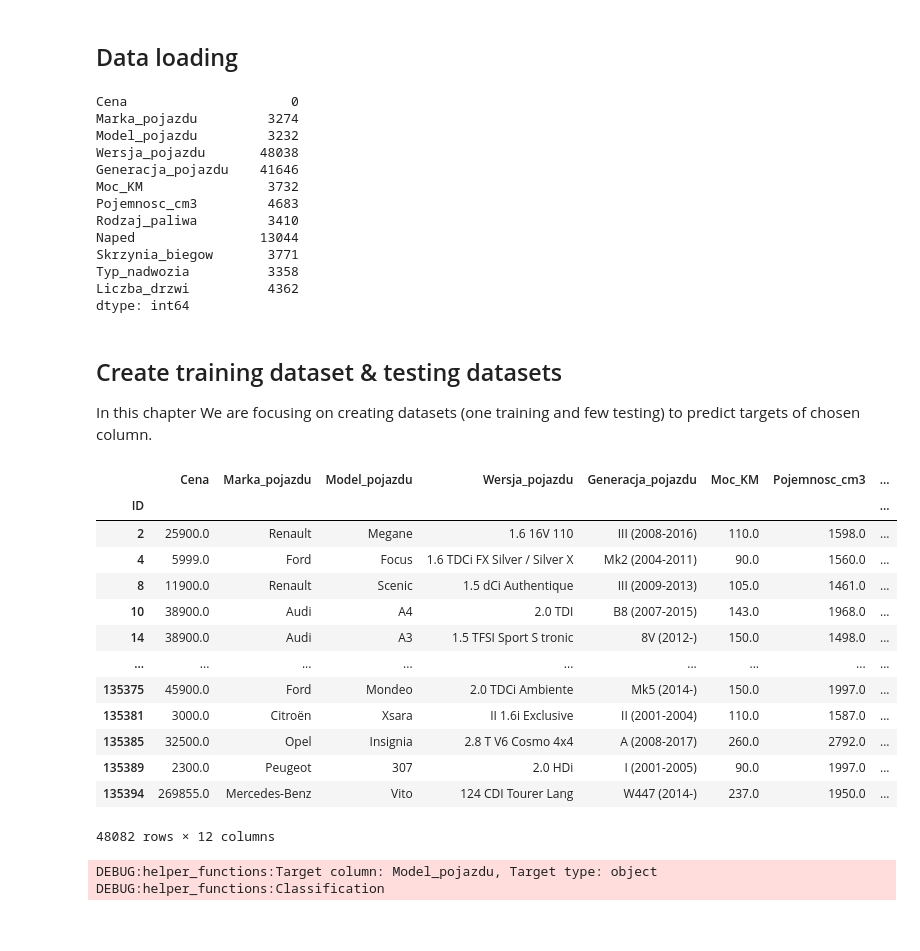
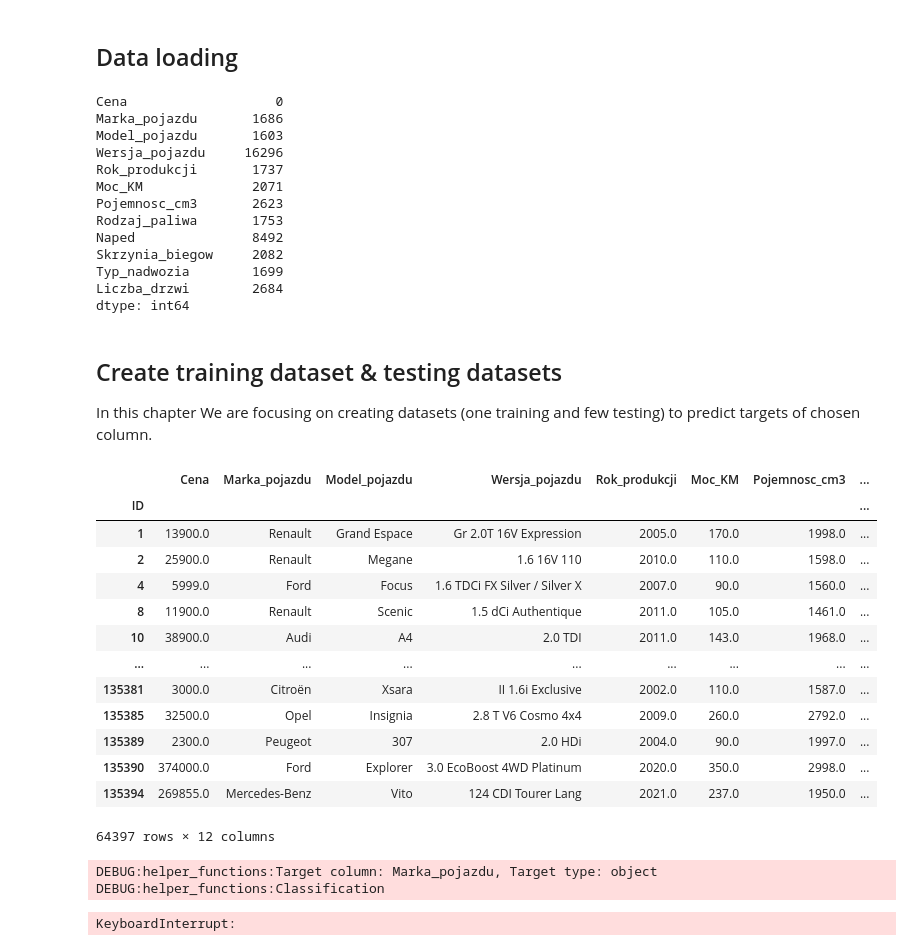
Before and after one commit to EmD4blju/Car_Sales_Prediction, a Jupyter notebook: data_cleaning.ipynb, the cells around one changed output. Cells and saved outputs as stored; diff of their text form; code cells hidden in the pictures.

```diff
--- a/data_cleaning.ipynb
+++ b/data_cleaning.ipynb
@@ -10,7 +10,7 @@ import pandas as pd
 import pathlib as pl
 import helper_functions as help_me
 # %%
-to_fill_path = pl.Path('datasets', '4_filling.csv')
+to_fill_path = pl.Path('datasets', 'filled.csv')
 # %% [markdown]
 ## Data loading
 # %%
@@ -22,42 +22,42 @@ to_fill_df = pd.read_csv(
 )
 to_fill_df.isna().sum()
 # %% [output]
-Cena                     0
-Marka_pojazdu         3274
-Model_pojazdu         3232
-Wersja_pojazdu       48038
-Generacja_pojazdu    41646
-Moc_KM                3732
-Pojemnosc_cm3         4683
-Rodzaj_paliwa         3410
-Naped                13044
-Skrzynia_biegow       3771
-Typ_nadwozia          3358
-Liczba_drzwi          4362
+Cena                   0
+Marka_pojazdu       1686
+Model_pojazdu       1603
+Wersja_pojazdu     16296
+Rok_produkcji       1737
+Moc_KM              2071
+Pojemnosc_cm3       2623
+Rodzaj_paliwa       1753
+Naped               8492
+Skrzynia_biegow     2082
+Typ_nadwozia        1699
+Liczba_drzwi        2684
 dtype: int64
 # %% [markdown]
 ## Create training dataset & testing datasets
 In this chapter We are focusing on creating datasets (one training and few testing) to predict targets of chosen column.
 # %%
 training_set = to_fill_df.dropna(
-    subset=["Marka_pojazdu", "Model_pojazdu", "Wersja_pojazdu", "Generacja_pojazdu", "Moc_KM", "Pojemnosc_cm3", "Rodzaj_paliwa", "Naped", "Skrzynia_biegow", "Typ_nadwozia", "Liczba_drzwi"]
+    subset=["Marka_pojazdu", "Model_pojazdu", "Wersja_pojazdu", "Rok_produkcji", "Moc_KM", "Pojemnosc_cm3", "Rodzaj_paliwa", "Naped", "Skrzynia_biegow", "Typ_nadwozia", "Liczba_drzwi"]
 )
 training_set
 # %% [output]
-|  | Cena | Marka_pojazdu | Model_pojazdu | Wersja_pojazdu | Generacja_pojazdu | Moc_KM | Pojemnosc_cm3 | ... |
+|  | Cena | Marka_pojazdu | Model_pojazdu | Wersja_pojazdu | Rok_produkcji | Moc_KM | Pojemnosc_cm3 | ... |
 | ID |  |  |  |  |  |  |  | ... |
-| 2 | 25900.0 | Renault | Megane | 1.6 16V 110 | III (2008-2016) | 110.0 | 1598.0 | ... |
-| 4 | 5999.0 | Ford | Focus | 1.6 TDCi FX Silver / Silver X | Mk2 (2004-2011) | 90.0 | 1560.0 | ... |
-| 8 | 11900.0 | Renault | Scenic | 1.5 dCi Authentique | III (2009-2013) | 105.0 | 1461.0 | ... |
-| 10 | 38900.0 | Audi | A4 | 2.0 TDI | B8 (2007-2015) | 143.0 | 1968.0 | ... |
-| 14 | 38900.0 | Audi | A3 | 1.5 TFSI Sport S tronic | 8V (2012-) | 150.0 | 1498.0 | ... |
+| 1 | 13900.0 | Renault | Grand Espace | Gr 2.0T 16V Expression | 2005.0 | 170.0 | 1998.0 | ... |
+| 2 | 25900.0 | Renault | Megane | 1.6 16V 110 | 2010.0 | 110.0 | 1598.0 | ... |
+| 4 | 5999.0 | Ford | Focus | 1.6 TDCi FX Silver / Silver X | 2007.0 | 90.0 | 1560.0 | ... |
+| 8 | 11900.0 | Renault | Scenic | 1.5 dCi Authentique | 2011.0 | 105.0 | 1461.0 | ... |
+| 10 | 38900.0 | Audi | A4 | 2.0 TDI | 2011.0 | 143.0 | 1968.0 | ... |
 | ... | ... | ... | ... | ... | ... | ... | ... | ... |
-| 135375 | 45900.0 | Ford | Mondeo | 2.0 TDCi Ambiente | Mk5 (2014-) | 150.0 | 1997.0 | ... |
-| 135381 | 3000.0 | Citroën | Xsara | II 1.6i Exclusive | II (2001-2004) | 110.0 | 1587.0 | ... |
-| 135385 | 32500.0 | Opel | Insignia | 2.8 T V6 Cosmo 4x4 | A (2008-2017) | 260.0 | 2792.0 | ... |
-| 135389 | 2300.0 | Peugeot | 307 | 2.0 HDi | I (2001-2005) | 90.0 | 1997.0 | ... |
-| 135394 | 269855.0 | Mercedes-Benz | Vito | 124 CDI Tourer Lang | W447 (2014-) | 237.0 | 1950.0 | ... |
+| 135381 | 3000.0 | Citroën | Xsara | II 1.6i Exclusive | 2002.0 | 110.0 | 1587.0 | ... |
+| 135385 | 32500.0 | Opel | Insignia | 2.8 T V6 Cosmo 4x4 | 2009.0 | 260.0 | 2792.0 | ... |
+| 135389 | 2300.0 | Peugeot | 307 | 2.0 HDi | 2004.0 | 90.0 | 1997.0 | ... |
+| 135390 | 374000.0 | Ford | Explorer | 3.0 EcoBoost 4WD Platinum | 2020.0 | 350.0 | 2998.0 | ... |
+| 135394 | 269855.0 | Mercedes-Benz | Vito | 124 CDI Tourer Lang | 2021.0 | 237.0 | 1950.0 | ... |
-48082 rows × 12 columns
+64397 rows × 12 columns
 # %%
 brand_testing_set = help_me.create_testing_set(
     df=to_fill_df,
@@ -116,11 +116,12 @@ door_testing_set = help_me.create_testing_set(
 # %%
 filled_df = help_me.auto_test(
     training_set=training_set,
-    testing_set=model_testing_set
+    testing_set=brand_testing_set
 )
 # %% [output]
-DEBUG:helper_functions:Target column: Model_pojazdu, Target type: object
+DEBUG:helper_functions:Target column: Marka_pojazdu, Target type: object
 DEBUG:helper_functions:Classification
+KeyboardInterrupt:
 # %%
 merged_df = pd.merge(
     left=to_fill_df,
```
Also changed, not shown: parts of 1 cell of this notebook, 3 other files.
